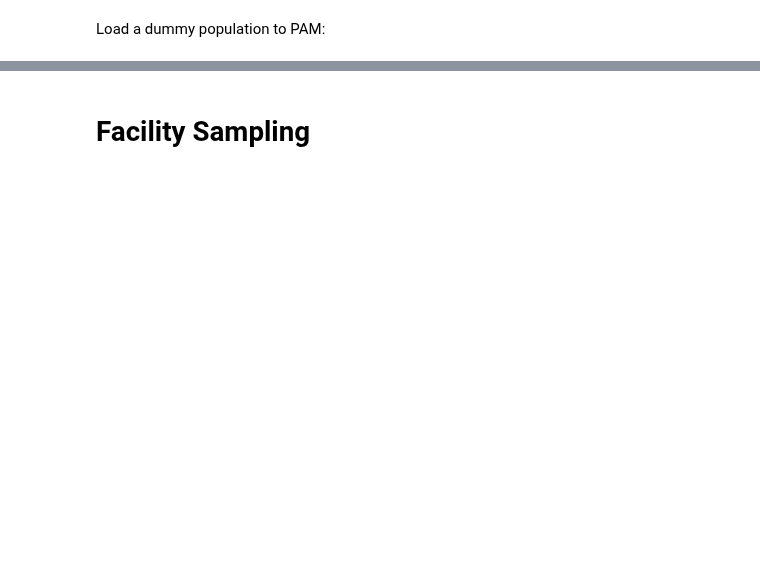
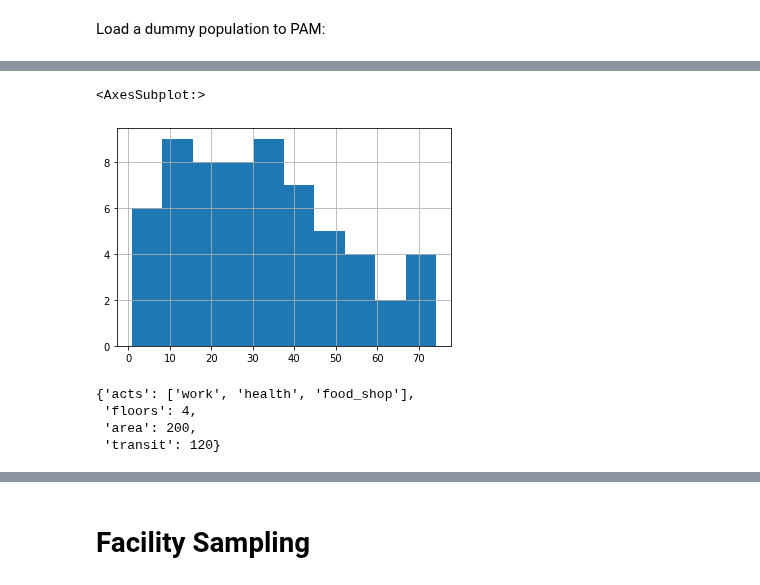
Before and after one commit to arup-group/pam, a Jupyter notebook: facility_sampling.ipynb, the cells around one changed output, grey strips where cells are left out. Saved outputs shown, nothing was run; the diff lists cells and outputs as text; code cells hidden in the pictures; blank space fills up the shorter version.

Commit message:
weighted sampling

```diff
--- a/facility_sampling.ipynb
+++ b/facility_sampling.ipynb
@@ -29,0 +362,39 @@ population = read.load_travel_diary(
+# %%
+# combine with trips
+trips_sampled = pd.merge(
+    trips,
+    hh_locs[['geometry']].reset_index(),
+    on='hid'
+)
+
+# expand for possible locations
+trips_sampled = pd.merge(
+    trips_sampled,
+    points,
+    right_on = ['zone', 'activity'],
+    left_on = ['dzone','purp'],
+    suffixes = ['_home','_d']
+)
+
+# calculate distance
+trips_sampled['distance'] = trips_sampled.apply(lambda x: x.geometry_d.distance(x.geometry_home), axis=1)
+
+# calcualte weight
+trips_sampled['weight'] = trips_sampled['area'] / trips_sampled['distance']
+# weight to zero if too far from PT stop
+trips_sampled['weight'] = np.where(
+    (trips_sampled['transit'] > 2000) & (trips_sampled['mode']=='bus'),
+    0,
+    trips_sampled['weight']
+)
+# don't walk too far
+trips_sampled['weight'] = np.where(
+    (trips_sampled['distance'] > 4000) & (trips_sampled['mode']=='walk'),
+    0,
+    trips_sampled['weight']
+)
+
+# sample
+trips_sampled = trips_sampled.groupby(['pid','seq']).apply(lambda x: x.sample(1, weights = x.weight))
+
+trips_sampled
@@ -29,0 +416,5 @@ population = read.load_travel_diary(
+# %%
+trips_sampled.distance.hist()
+# %% [output]
+<AxesSubplot:>
+[figure, added]
@@ -29,0 +423,7 @@ population = read.load_travel_diary(
+# %%
+facilities.features[2]
+# %% [output]
+{'acts': ['work', 'health', 'food_shop'],
+ 'floors': 4,
+ 'area': 200,
+ 'transit': 120}
```
Also changed, not shown: parts of 96 cells of this notebook, 1 other file.
